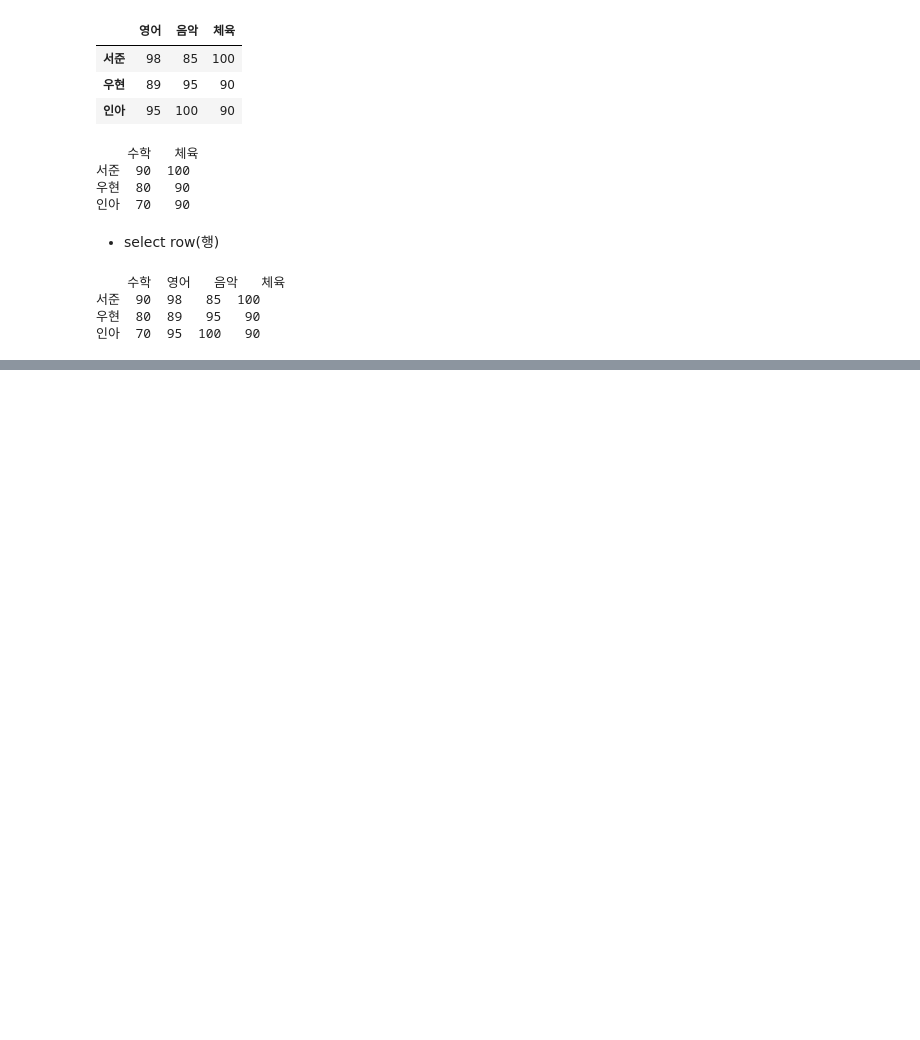
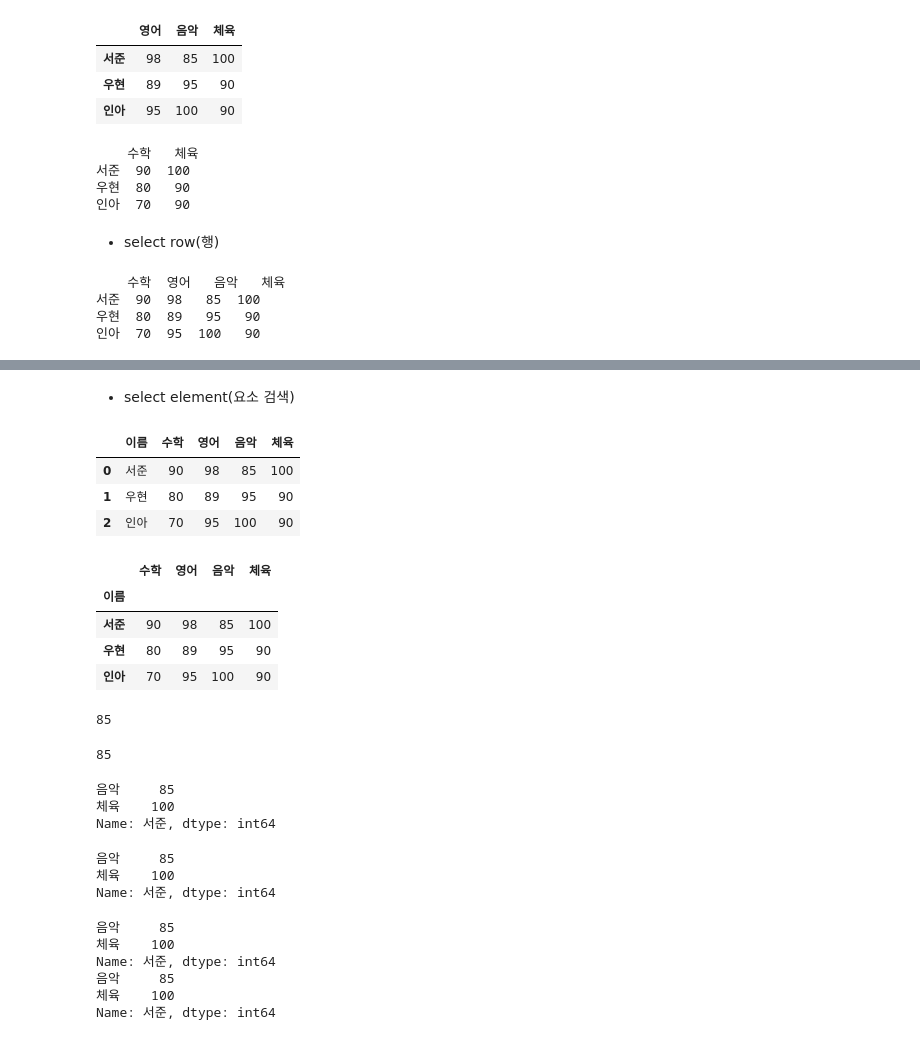
Before and after one commit to hyeonn31/Project_Ubion, a Jupyter notebook: 01. 프로그래밍 기초/02. 데이터분석/src/01.pandas(basic).ipynb, the cells around one changed output, grey strips where cells are left out. Drawn from its saved outputs; the diff is of its cells as text; code cells hidden in the pictures; blank space fills up the shorter version.

```diff
--- a/01. 프로그래밍 기초/02. 데이터분석/src/01.pandas(basic).ipynb
+++ b/01. 프로그래밍 기초/02. 데이터분석/src/01.pandas(basic).ipynb
@@ -329,0 +345,70 @@ print(position3)
+# %% [markdown]
+* select element(요소 검색)
+# %%
+import pandas as pd
+
+exam_data = {'이름' : [ '서준', '우현', '인아'],
+             '수학' : [ 90, 80, 70], '영어' : [ 98, 89, 95],
+             '음악' : [ 85, 95, 100], '체육' : [ 100, 90, 90]}
+
+df = pd.DataFrame(exam_data)
+df
+# %% [output]
+|  | 이름 | 수학 | 영어 | 음악 | 체육 |
+| 0 | 서준 | 90 | 98 | 85 | 100 |
+| 1 | 우현 | 80 | 89 | 95 | 90 |
+| 2 | 인아 | 70 | 95 | 100 | 90 |
+# %%
+# 새로운 인덱스로 지정
+df.set_index('이름', inplace=True)
+df
+# %% [output]
+|  | 수학 | 영어 | 음악 | 체육 |
+| 이름 |  |  |  |  |
+| 서준 | 90 | 98 | 85 | 100 |
+| 우현 | 80 | 89 | 95 | 90 |
+| 인아 | 70 | 95 | 100 | 90 |
+# %%
+# 원소 1개 선택 : 문자 인덱스 / 85 추출
+a = df.loc['서준', '음악']
+print(a)
+# %% [output]
+85
+# %%
+# 원소 1개 선택 : 숫자 인덱스  / 85 추출
+b = df.iloc[0, 2]
+print(b)
+# %% [output]
+85
+# %%
+# 원소 2개 이상 선택 : 문자 인덱스 / 85, 100
+c = df.loc['서준', ['음악', '체육']]
+c
+# %% [output]
+음악     85
+체육    100
+Name: 서준, dtype: int64
+# %%
+# 원소 2개 이상 선택 : 숫자 인덱스 / 85, 100
+d = df.iloc[0, [2, 3]]
+print(d)
+# %% [output]
+음악     85
+체육    100
+Name: 서준, dtype: int64
+# %%
+# 원소 2개 이상 선택(슬라이싱) / 85, 100
+# 문자 인덱스
+e = df.loc['서준', '음악':'체육']
+print(e)
+
+# 숫자 인덱스
+f = df.iloc[0, 2:]
+print(f)
+# %% [output]
+음악     85
+체육    100
+Name: 서준, dtype: int64
+음악     85
+체육    100
+Name: 서준, dtype: int64
```
Also changed, not shown: parts of 86 cells of this notebook.
